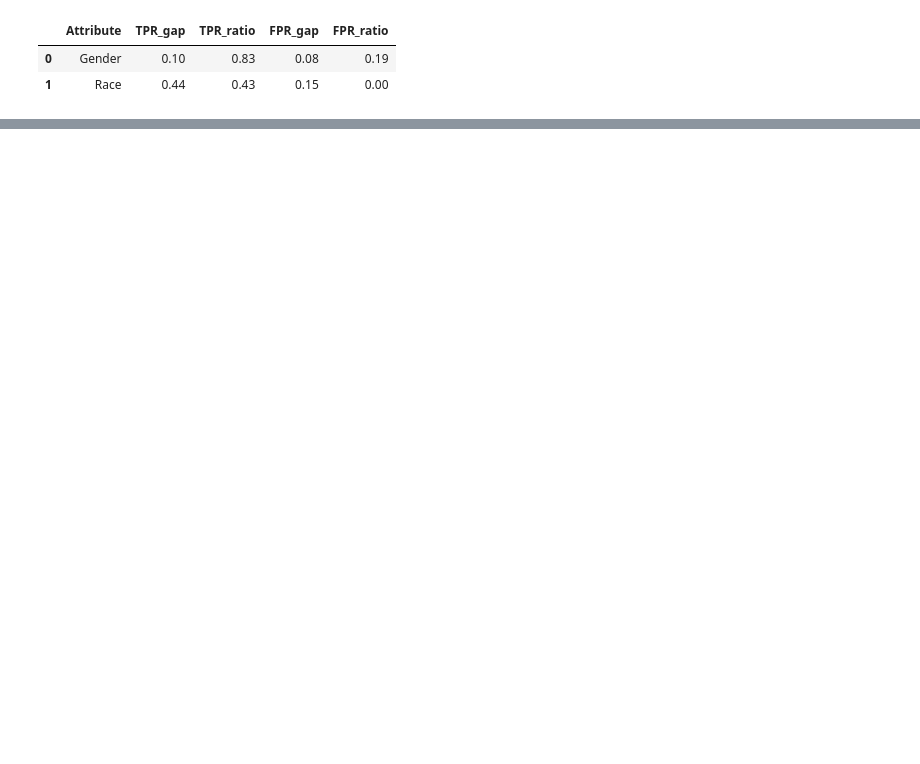
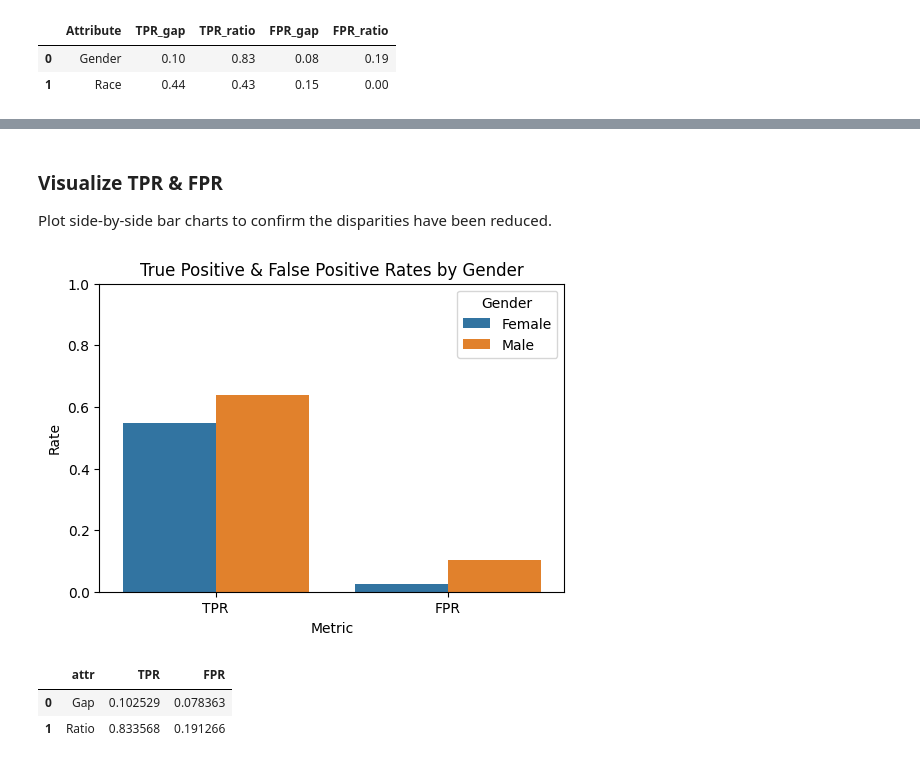
Before and after one commit to fernandobalieiro/JNations-2025, a Jupyter notebook: notebooks/Workshop.ipynb, the cells around one changed output, grey strips where cells are left out. Drawn from its saved outputs; the diff is of its cells as text; code cells hidden in the pictures; blank space fills up the shorter version.

````diff
--- a/notebooks/Workshop.ipynb
+++ b/notebooks/Workshop.ipynb
@@ -683,0 +746,15 @@ fairness_summary.style.format({
+# %%
+# 5) predict & evaluate
+y_pred_fair = mitigator.predict(X_test)
+print("Fair (gender-only) model accuracy:", accuracy_score(y_test, y_pred_fair))
+print(classification_report(y_test, y_pred_fair))
+
+# 6) compute TPR & FPR by gender
+metric_frame = MetricFrame(
+    metrics={'TPR': true_positive_rate, 'FPR': false_positive_rate},
+    y_true=y_test,
+    y_pred=y_pred_fair,
+    sensitive_features=gender_test
+)
+print("\nEqualized Odds metrics by gender:")
+print(metric_frame.by_group)
@@ -683,0 +778,56 @@ fairness_summary.style.format({
+# %% [markdown]
+### Visualize TPR & FPR
+Plot side‐by‐side bar charts to confirm the disparities have been reduced.
+# %%
+# 7) plot gender bars
+gender_long = metric_frame.by_group.reset_index().melt(
+    id_vars='gender',
+    value_vars=['TPR','FPR'],
+    var_name='Metric',
+    value_name='Rate'
+)
+
+plt.figure(figsize=(6,4))
+sns.barplot(
+    data=gender_long,
+    x='Metric',
+    y='Rate',
+    hue='gender',
+    errorbar=None
+)
+plt.ylim(0,1)
+plt.title("True Positive & False Positive Rates by Gender")
+plt.ylabel("Rate")
+plt.legend(title='Gender')
+plt.show()
+
+
+# Assuming `gender_summary` is your 1-row DataFrame from evaluate_equalized_odds
+summary_table = pd.DataFrame({
+    'attr': ['Gap', 'Ratio'],
+    'TPR': [gender_summary.at[0, 'TPR_gap'],
+            gender_summary.at[0, 'TPR_ratio']],
+    'FPR': [gender_summary.at[0, 'FPR_gap'],
+            gender_summary.at[0, 'FPR_ratio']]
+})
+
+# Display it nicely in Jupyter
+summary_table.style.set_table_styles([
+    {'selector': 'thx', 'props': [('text-align', 'center')]},
+    {'selector': 'td', 'props': [('text-align', 'center')]}
+])
+
+
+# %% [markdown]
+# ### Step 6: Save Your Production‐Ready Model
+#
+# Serialize the fairness‐aware model for deployment, just like any other sklearn estimator.
+# ```
+# joblib.dump(mitigator, 'fair_prod_model_multigroup.joblib')
+# print("✅ Model saved → fair_prod_model_multigroup.joblib")
+# ```
+# %% [output]
+[figure, added]
+|  | attr | TPR | FPR |
+| 0 | Gap | 0.102529 | 0.078363 |
+| 1 | Ratio | 0.833568 | 0.191266 |
````
Also changed, not shown: parts of 8 cells of this notebook.
